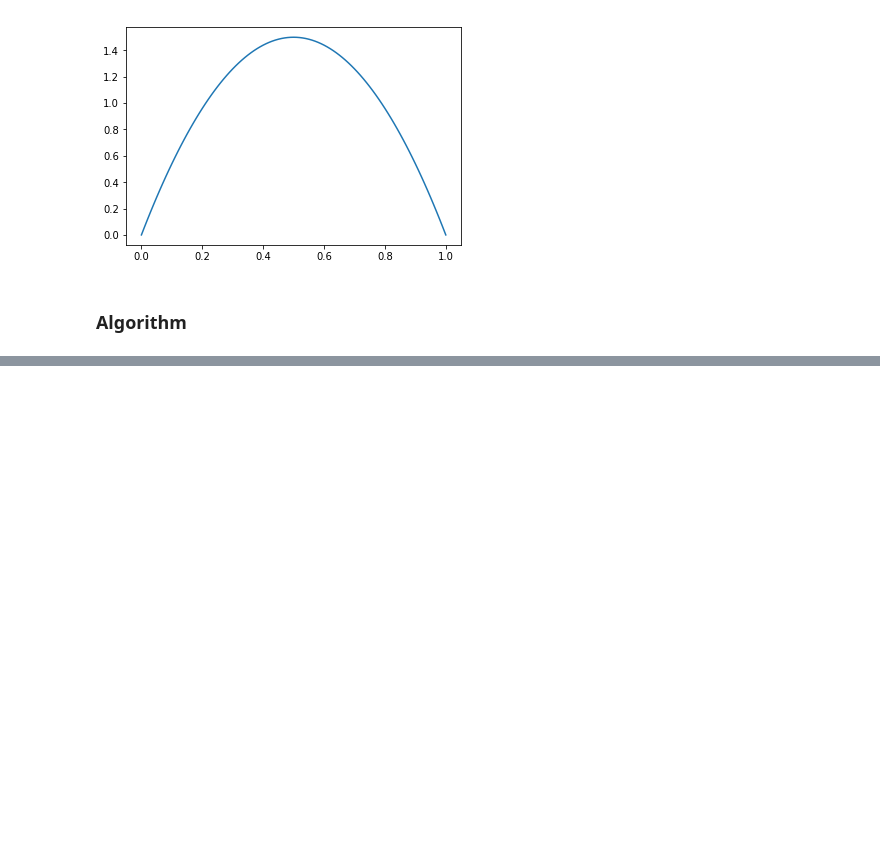
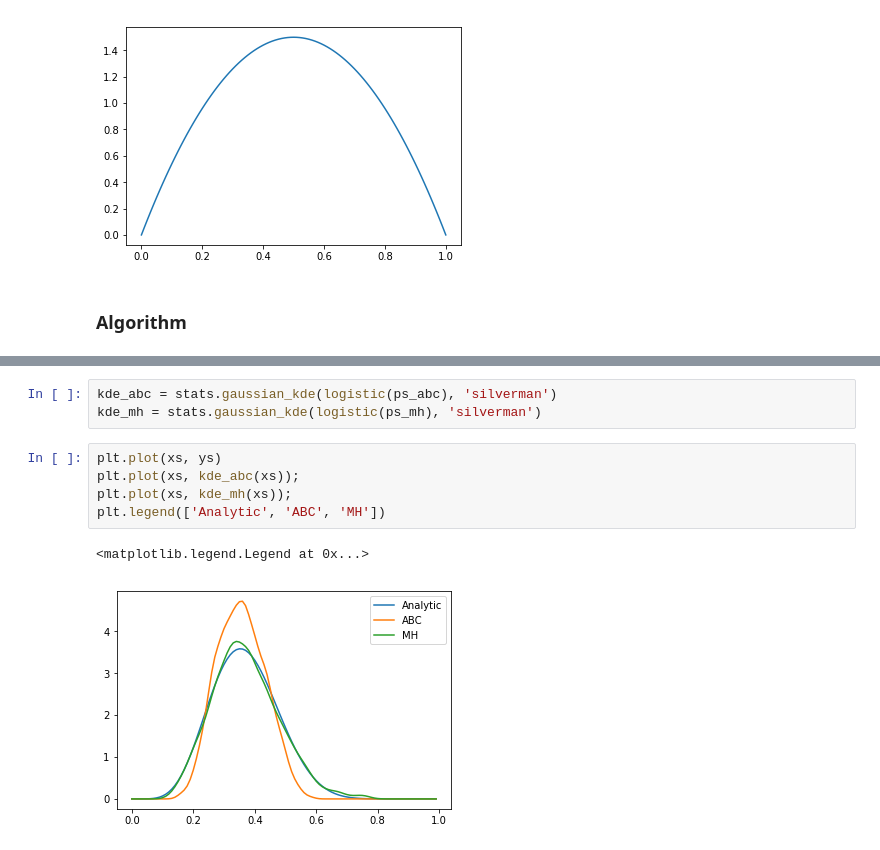
Before and after one commit to Cyianor/abc2018, a Jupyter notebook: project/ep_abc.ipynb, the cells around one changed output, grey strips where cells are left out. Drawn from its saved outputs; the diff is of its cells as text; blank space fills up the shorter version.

```diff
--- a/project/ep_abc.ipynb
+++ b/project/ep_abc.ipynb
@@ -56,0 +172,11 @@ for m in range(M):
+# %%
+kde_abc = stats.gaussian_kde(logistic(ps_abc), 'silverman')
+kde_mh = stats.gaussian_kde(logistic(ps_mh), 'silverman')
+# %%
+plt.plot(xs, ys)
+plt.plot(xs, kde_abc(xs));
+plt.plot(xs, kde_mh(xs));
+plt.legend(['Analytic', 'ABC', 'MH'])
+# %% [output]
+<matplotlib.legend.Legend at 0x...>
+[figure, added]
```
Also changed, not shown: parts of 15 cells of this notebook, 4 other files.
